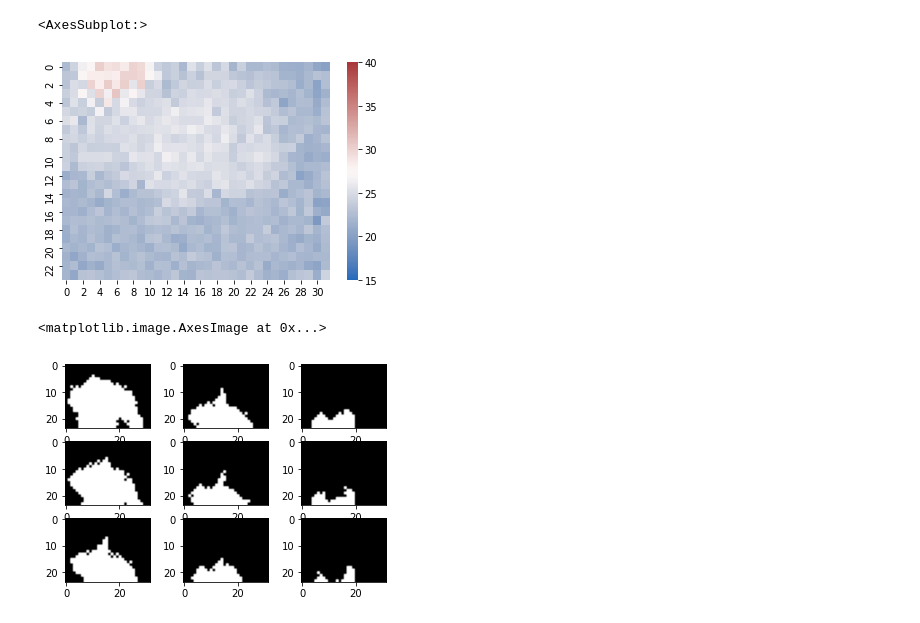
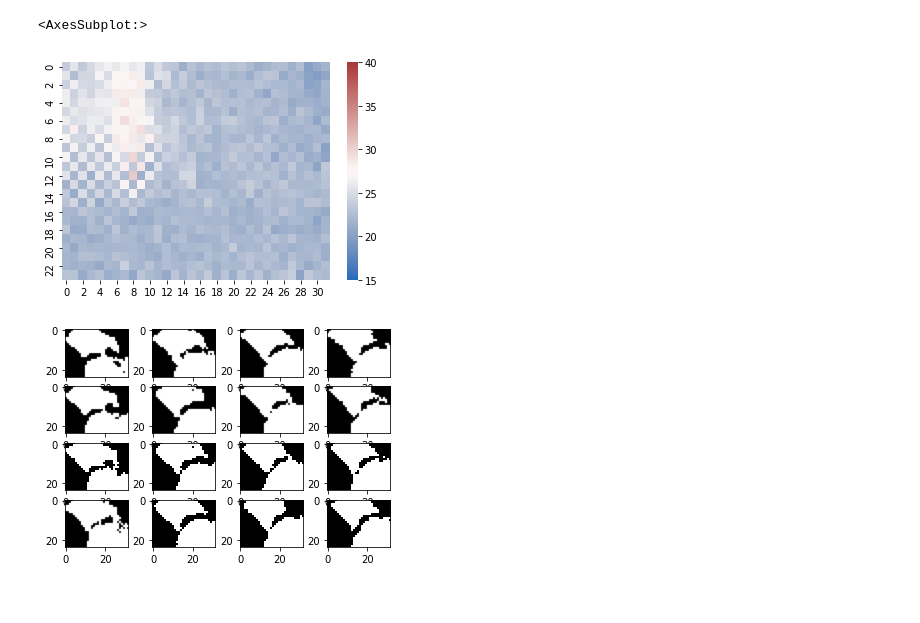
Before and after one commit to nickinack/Occupancy-Estimation, a Jupyter notebook: src/visualize.ipynb, the cells around one changed output. Drawn from its saved outputs; the diff is of its cells as text; code cells hidden in the pictures.

```diff
--- a/src/visualize.ipynb
+++ b/src/visualize.ipynb
@@ -1,10 +1,10 @@
 # %%
 from visualize import *
 # %%
-sns.heatmap(data[223,:,:,9] , cmap="vlag" , vmin=15 ,vmax=40)
+sns.heatmap(data[10,:,:,15] , cmap="vlag" , vmin=15 ,vmax=40)
 # %% [output]
 <AxesSubplot:>
-[figure, old version]
+[figure, new version]
 # %%
 import numpy as np
 import pandas as pd
@@ -81,19 +81,28 @@ for l in range(0,235):
                     event[l,i,j,k] = 1
                     bg.append((data[l,i,j,k] , mean[l,i,j,k]))                              ## Process is Background
 # %%
-fig, axs = plt.subplots(3, 3)
-axs[0,0].imshow(mrf_event[173,:,:,11] , cmap='Greys')
-axs[1,0].imshow(mrf_event[152,:,:,12] , cmap='Greys')
-axs[2,0].imshow(mrf_event[152,:,:,13] , cmap='Greys')
-axs[0,1].imshow(mrf_event[152,:,:,14] , cmap='Greys')
-axs[1,1].imshow(mrf_event[152,:,:,15] , cmap='Greys')
-axs[2,1].imshow(mrf_event[153,:,:,0] , cmap='Greys')
-axs[0,2].imshow(mrf_event[153,:,:,1] , cmap='Greys')
-axs[1,2].imshow(mrf_event[153,:,:,2] , cmap='Greys')
-axs[2,2].imshow(mrf_event[153,:,:,3] , cmap='Greys')
+def visualize(second):
+    fig, axs = plt.subplots(4, 4)
+    frame = 0
+    axs[0,0].imshow(mrf_event[second,:,:,frame] , cmap='Greys')
+    axs[1,0].imshow(mrf_event[second,:,:,frame+1] , cmap='Greys')
+    axs[2,0].imshow(mrf_event[second,:,:,frame+2] , cmap='Greys')
+    axs[3,0].imshow(mrf_event[second,:,:,frame+3] , cmap='Greys')
+    axs[0,1].imshow(mrf_event[second,:,:,frame+4] , cmap='Greys')
+    axs[1,1].imshow(mrf_event[second,:,:,frame+5] , cmap='Greys')
+    axs[2,1].imshow(mrf_event[second,:,:,frame+6] , cmap='Greys')
+    axs[3,1].imshow(mrf_event[second,:,:,frame+7] , cmap='Greys')
+    axs[0,2].imshow(mrf_event[second,:,:,frame+8] , cmap='Greys')
+    axs[1,2].imshow(mrf_event[second,:,:,frame+9] , cmap='Greys')
+    axs[2,2].imshow(mrf_event[second,:,:,frame+10] , cmap='Greys')
+    axs[3,2].imshow(mrf_event[second,:,:,frame+11] , cmap='Greys')
+    axs[0,3].imshow(mrf_event[second,:,:,frame+12] , cmap='Greys')
+    axs[1,3].imshow(mrf_event[second,:,:,frame+13] , cmap='Greys')
+    axs[2,3].imshow(mrf_event[second,:,:,frame+14] , cmap='Greys')
+    axs[3,3].imshow(mrf_event[second,:,:,frame+15] , cmap='Greys')
+visualize(210)
 # %% [output]
-<matplotlib.image.AxesImage at 0x...>
-[figure, old version]
+[figure, new version]
 # %%
 # Eradicate uncessesary foreground pixels by using the Markov Random Field model
 
```
Also changed, not shown: parts of 10 cells of this notebook, 2 other files.
